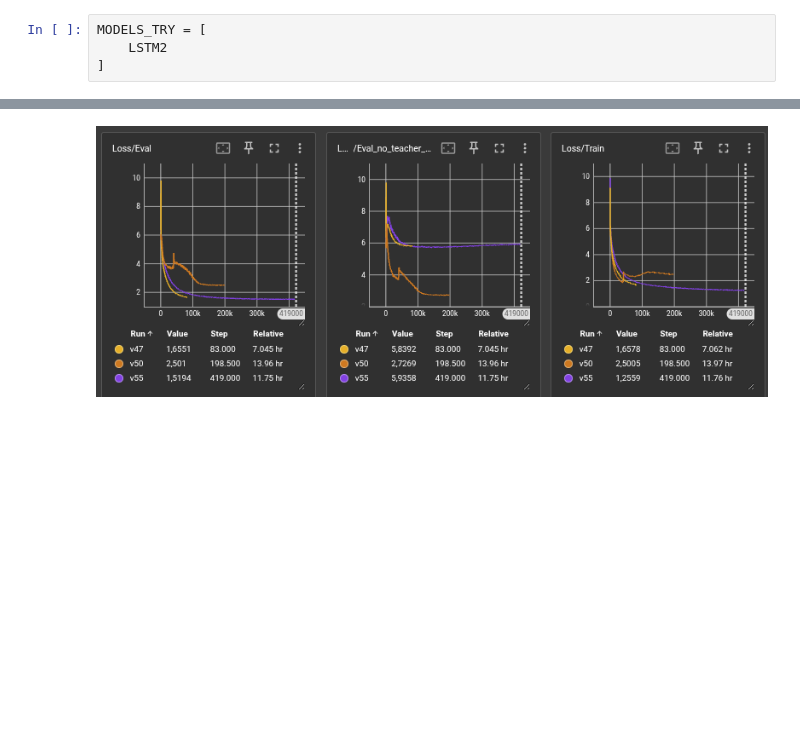
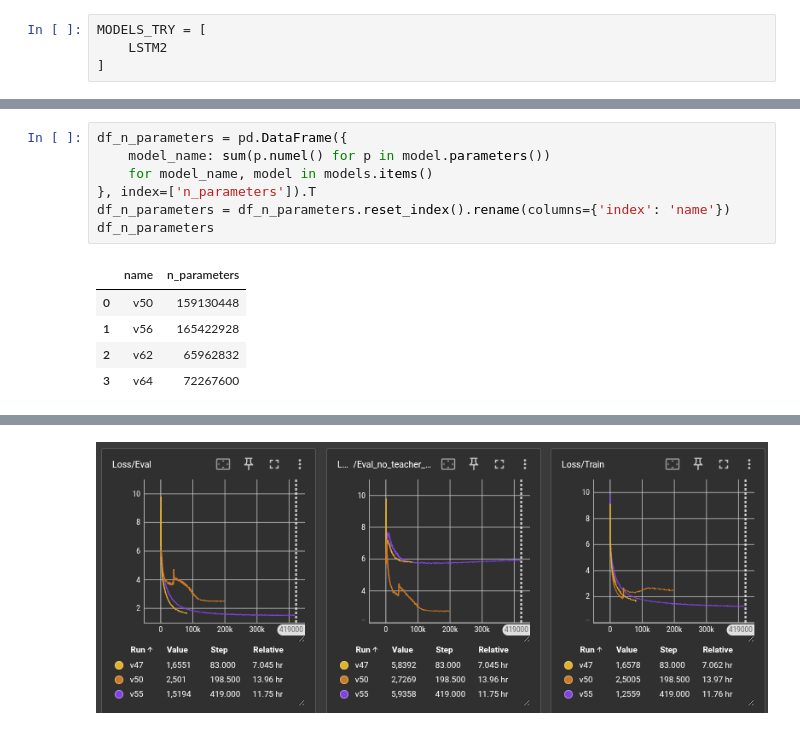
Before and after one commit to vicent-h/traducao-rede-neural, a Jupyter notebook: translating.ipynb, the cells around one changed output, grey strips where cells are left out. Saved outputs shown, nothing was run; the diff lists cells and outputs as text; blank space fills up the shorter version.

```diff
--- a/translating.ipynb
+++ b/translating.ipynb
@@ -213,0 +249,13 @@ df_metrics_sorted
+# %%
+df_n_parameters = pd.DataFrame({
+    model_name: sum(p.numel() for p in model.parameters())
+    for model_name, model in models.items()
+}, index=['n_parameters']).T
+df_n_parameters = df_n_parameters.reset_index().rename(columns={'index': 'name'})
+df_n_parameters
+# %% [output]
+|  | name | n_parameters |
+| 0 | v50 | 159130448 |
+| 1 | v56 | 165422928 |
+| 2 | v62 | 65962832 |
+| 3 | v64 | 72267600 |
```
Also changed, not shown: parts of 12 cells of this notebook, 7 other files.
